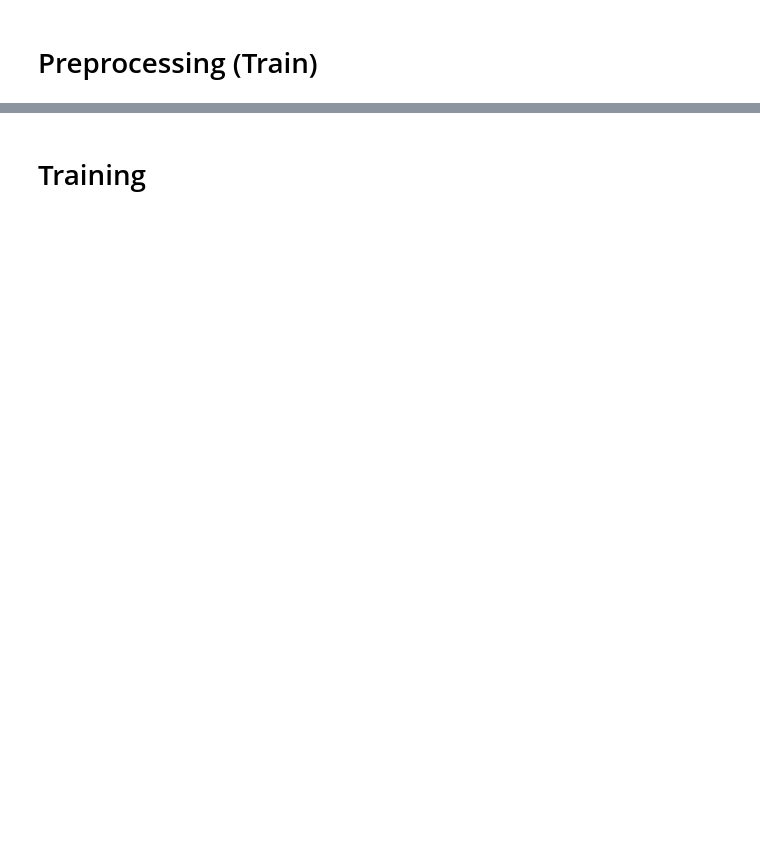
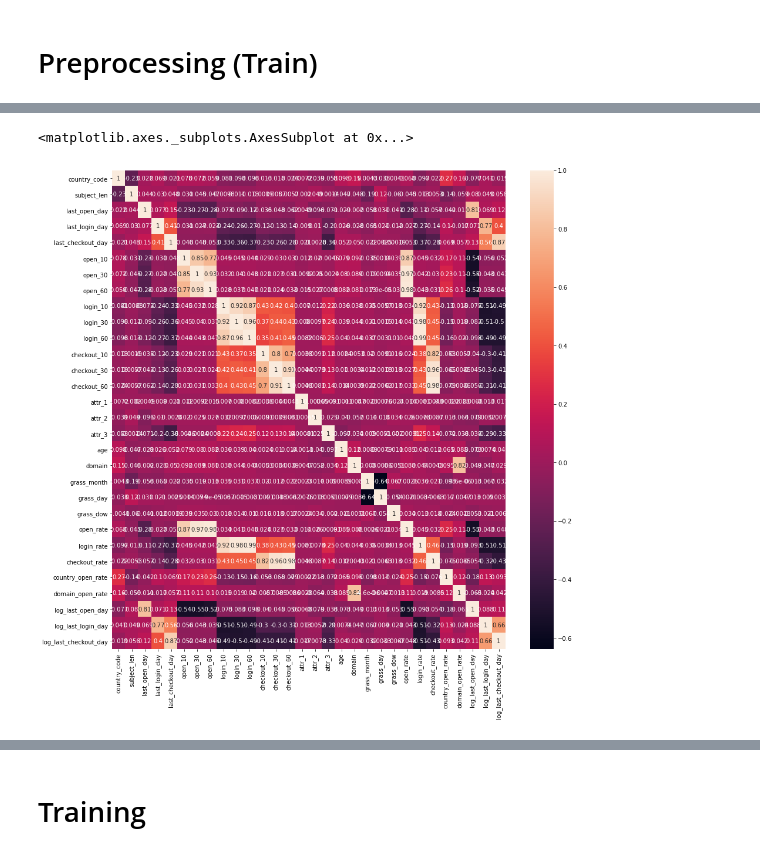
Before and after one commit to alloystory/shopee_code_league, a Jupyter notebook: 8_marketing_analytics/Untitled.ipynb, the cells around one changed output, grey strips where cells are left out. Saved outputs shown, nothing was run; the diff lists cells and outputs as text; code cells hidden in the pictures; blank space fills up the shorter version.

```diff
--- a/8_marketing_analytics/Untitled.ipynb
+++ b/8_marketing_analytics/Untitled.ipynb
@@ -235,0 +199,41 @@ train_df_clean
+# %%
+def engineer_features(df):
+    tdf = df.copy()
+
+    # Extract date features
+    tdf["grass_month"] = tdf["grass_date"].map(lambda x: x.month)
+    tdf["grass_day"] = tdf["grass_date"].map(lambda x: x.day)
+    tdf["grass_dow"] = tdf["grass_date"].map(lambda x: x.dayofweek)
+
+    # Summarize login and checkout features
+#     tdf["interaction_10"] = tdf["open_10"] + tdf["login_10"] + tdf["checkout_10"]
+#     tdf["interaction_30"] = tdf["open_30"] + tdf["login_30"] + tdf["checkout_30"]
+#     tdf["interaction_60"] = tdf["open_60"] + tdf["login_60"] + tdf["checkout_60"]
+
+    # Summarize open_*, login_*, checkout_*
+    tdf["open_rate"] = ((tdf["open_10"] / 10) + ((tdf["open_30"] - tdf["open_10"]) / 20) + ((tdf["open_60"] - tdf["open_30"]) / 30)) / 3
+    tdf["login_rate"] = ((tdf["login_10"] / 10) + ((tdf["login_30"] - tdf["login_10"]) / 20) + ((tdf["login_60"] - tdf["login_30"]) / 30)) / 3
+    tdf["checkout_rate"] = ((tdf["checkout_10"] / 10) + ((tdf["checkout_30"] - tdf["checkout_10"]) / 20) + ((tdf["checkout_60"] - tdf["checkout_30"]) / 30)) / 3
+
+#     user_open_rate = tdf.groupby("user_id")["open_rate"].mean().rename("user_open_rate")
+#     tdf = tdf.merge(user_open_rate, on = "user_id")
+
+    country_open_rate = tdf.groupby("country_code")["open_rate"].mean().rename("country_open_rate")
+    tdf = tdf.merge(country_open_rate, on = "country_code")
+    domain_open_rate = tdf.groupby("domain")["open_rate"].mean().rename("domain_open_rate")
+    tdf = tdf.merge(domain_open_rate, on = "domain")
+
+    tdf["log_last_open_day"] = (tdf["last_open_day"] + 1).transform(np.log)
+    tdf["log_last_login_day"] = (tdf["last_login_day"] + 1).transform(np.log)
+    tdf["log_last_checkout_day"] = (tdf["last_checkout_day"] + 1).transform(np.log)
+
+    tdf = tdf.drop([
+        "grass_date", "user_id",
+#         "checkout_10", "checkout_30", "checkout_60",
+#         "login_10", "login_30", "login_60", "open_10", "open_30", "open_60",
+#         "attr_1", "attr_2", "last_open_day", "last_login_day", "last_checkout_day"
+    ], axis = 1)
+    return tdf
+
+train_df_all = engineer_features(train_df_clean)
+train_df_all
@@ -236 +254,8 @@ train_df_clean
+# %%
+corr_mat = train_df_all.drop("open_flag", axis = 1).corr()
+fig, ax = plt.subplots(figsize = (15, 15))
+sns.heatmap(corr_mat, annot = True, ax = ax)
+# %% [output]
+<matplotlib.axes._subplots.AxesSubplot at 0x...>
+[figure, added]
 # %%
```
Also changed, not shown: parts of 27 cells of this notebook, 2 other files.
